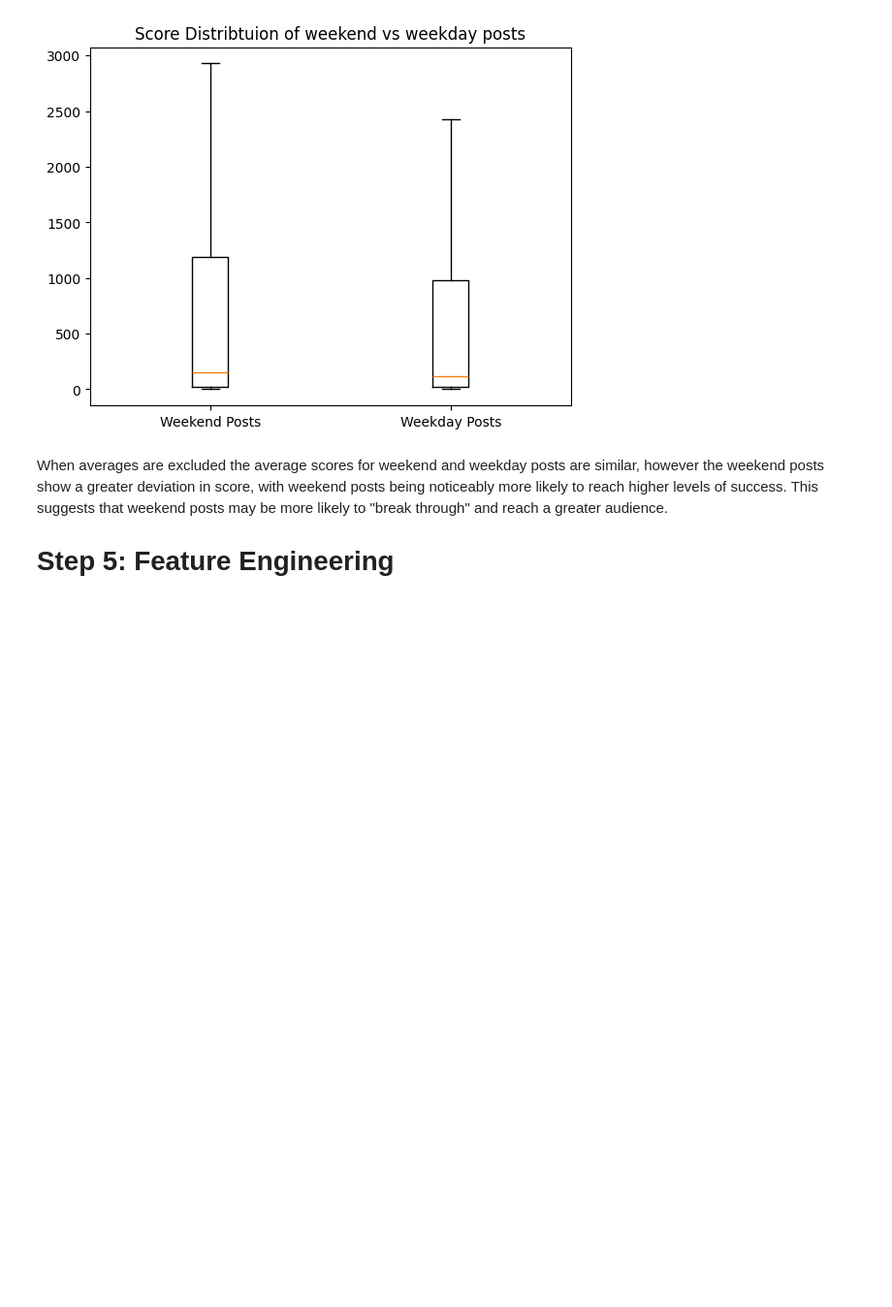
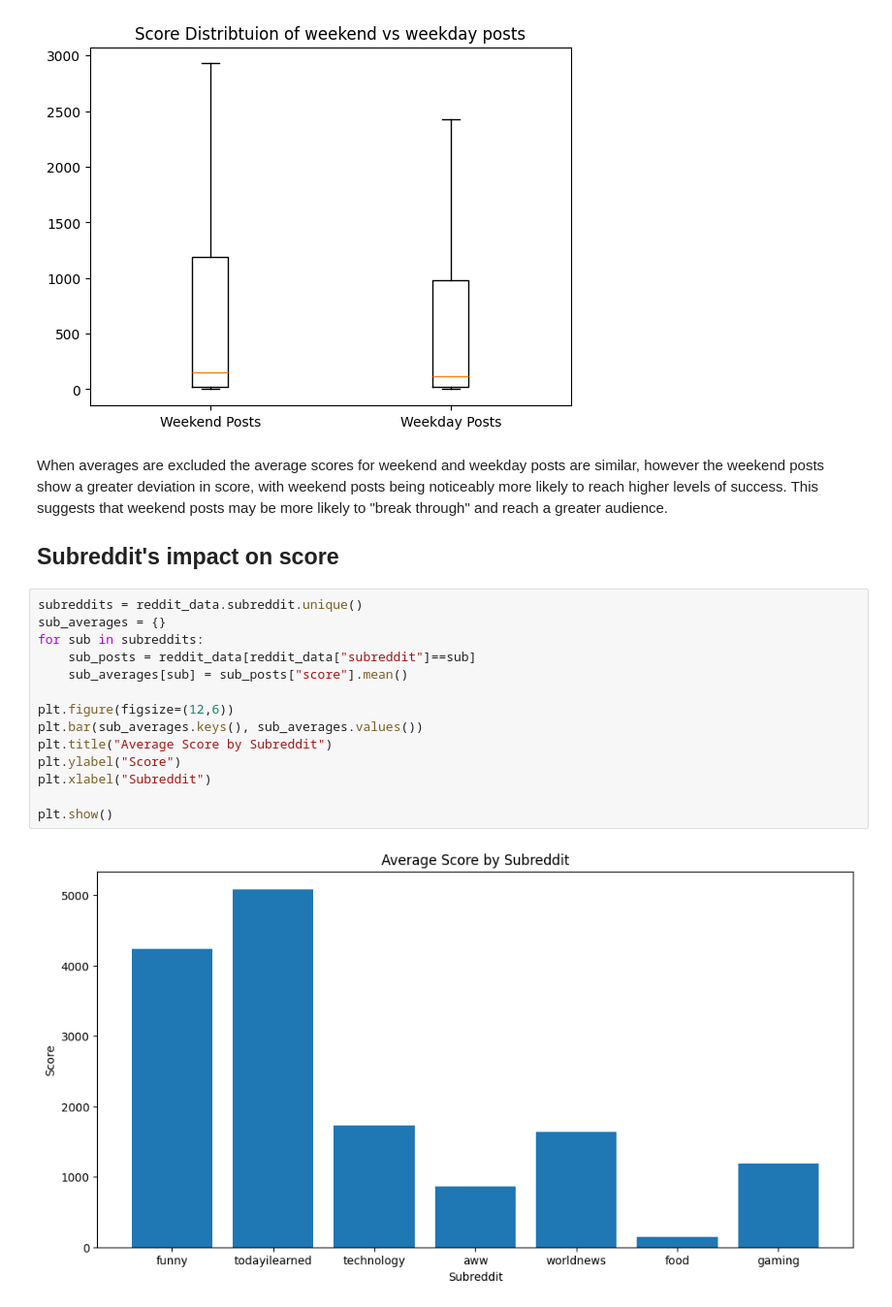
Before and after one commit to chealy90/data-science-ca2, a Jupyter notebook: DataAnalysis.ipynb, the cells around one changed output. Shown at 97% size. Cells and saved outputs as stored; diff of their text form; blank space fills up the shorter version.

```diff
--- a/DataAnalysis.ipynb
+++ b/DataAnalysis.ipynb
@@ -298,4 +298,20 @@ Text(0.5, 1.0, 'Score Distribtuion of weekend vs weekday posts')
 # %% [markdown]
 When averages are excluded the average scores for weekend and weekday posts are similar, however the weekend posts show a greater deviation in score, with weekend posts being noticeably more likely to reach higher levels of success. This suggests that weekend posts may be more likely to "break through" and reach a greater audience.
 
-# Step 5: Feature Engineering
+## Subreddit's impact on score
+# %%
+subreddits = reddit_data.subreddit.unique()
+sub_averages = {}
+for sub in subreddits:
+    sub_posts = reddit_data[reddit_data["subreddit"]==sub]
+    sub_averages[sub] = sub_posts["score"].mean()
+
+plt.figure(figsize=(12,6))
+plt.bar(sub_averages.keys(), sub_averages.values())
+plt.title("Average Score by Subreddit")
+plt.ylabel("Score")
+plt.xlabel("Subreddit")
+
+plt.show()
+# %% [output]
+[figure, added]
```
Also changed, not shown: parts of 5 cells of this notebook.
